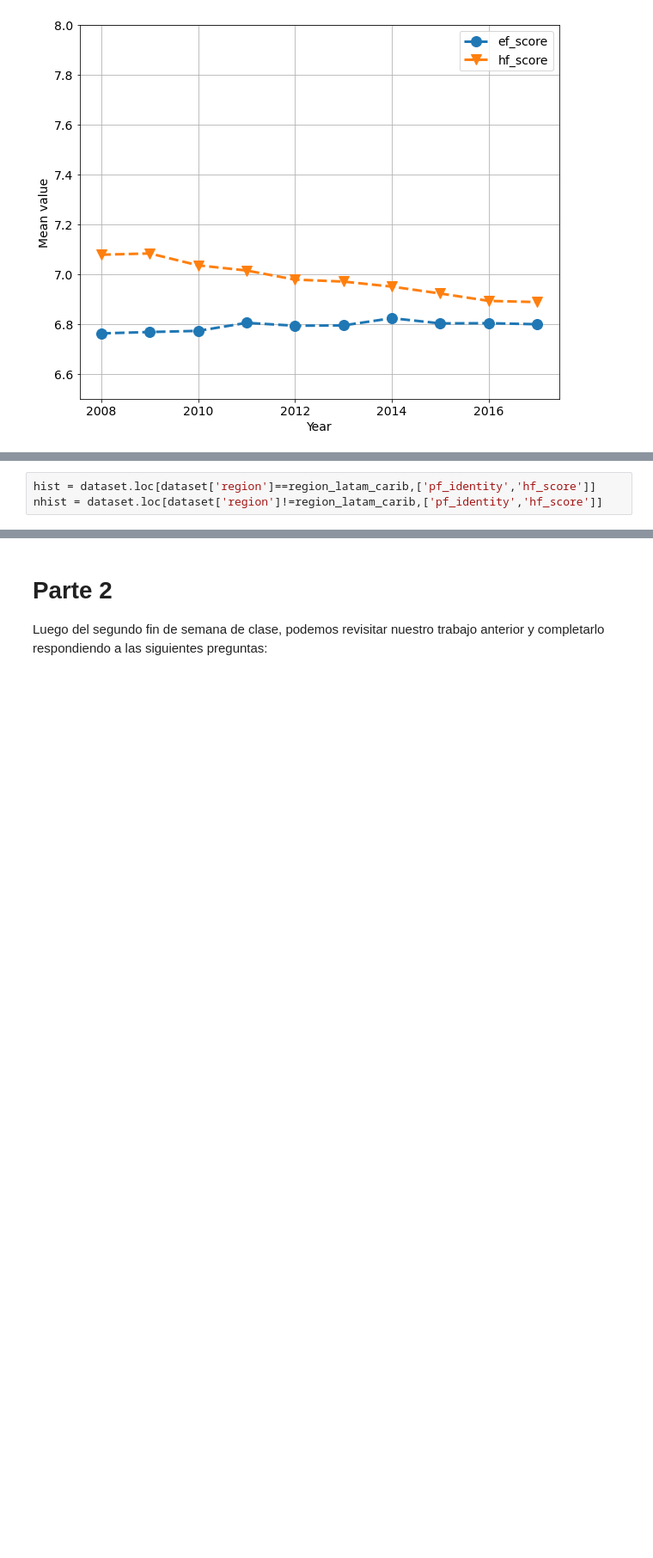
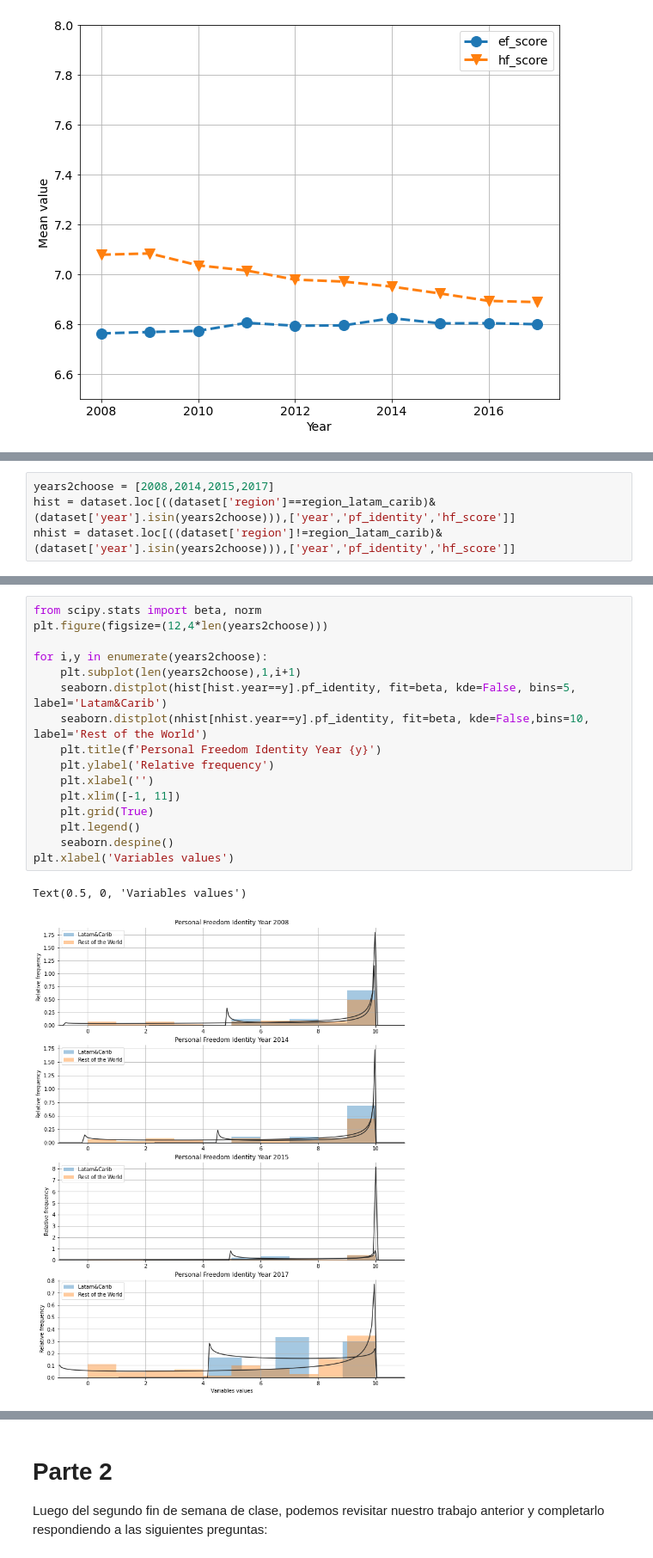
Before and after one commit to danicattaneob/diplo-datos-ayvd-g1, a Jupyter notebook: 01-pgianni-respuestas.ipynb, the cells around one changed output, grey strips where cells are left out. Shown at 86% size. Saved outputs shown, nothing was run; the diff lists cells and outputs as text; blank space fills up the shorter version.

```diff
--- a/01-pgianni-respuestas.ipynb
+++ b/01-pgianni-respuestas.ipynb
@@ -642,3 +644,4 @@ plt.ylim([6.5,8])
 # %%
-hist = dataset.loc[dataset['region']==region_latam_carib,['pf_identity','hf_score']]
-nhist = dataset.loc[dataset['region']!=region_latam_carib,['pf_identity','hf_score']]
+years2choose = [2008,2014,2015,2017]
+hist = dataset.loc[((dataset['region']==region_latam_carib)&(dataset['year'].isin(years2choose))),['year','pf_identity','hf_score']]
+nhist = dataset.loc[((dataset['region']!=region_latam_carib)&(dataset['year'].isin(years2choose))),['year','pf_identity','hf_score']]
@@ -644,0 +650,19 @@ nhist = dataset.loc[dataset['region']!=region_latam_carib,['pf_identity','hf_sco
+# %%
+from scipy.stats import beta, norm
+plt.figure(figsize=(12,4*len(years2choose)))
+
+for i,y in enumerate(years2choose):
+    plt.subplot(len(years2choose),1,i+1)
+    seaborn.distplot(hist[hist.year==y].pf_identity, fit=beta, kde=False, bins=5, label='Latam&Carib')
+    seaborn.distplot(nhist[nhist.year==y].pf_identity, fit=beta, kde=False,bins=10, label='Rest of the World')
+    plt.title(f'Personal Freedom Identity Year {y}')
+    plt.ylabel('Relative frequency')
+    plt.xlabel('')
+    plt.xlim([-1, 11])
+    plt.grid(True)
+    plt.legend()
+    seaborn.despine()
+plt.xlabel('Variables values')
+# %% [output]
+Text(0.5, 0, 'Variables values')
+[figure, added]
```
Also changed, not shown: parts of 10 cells of this notebook.
